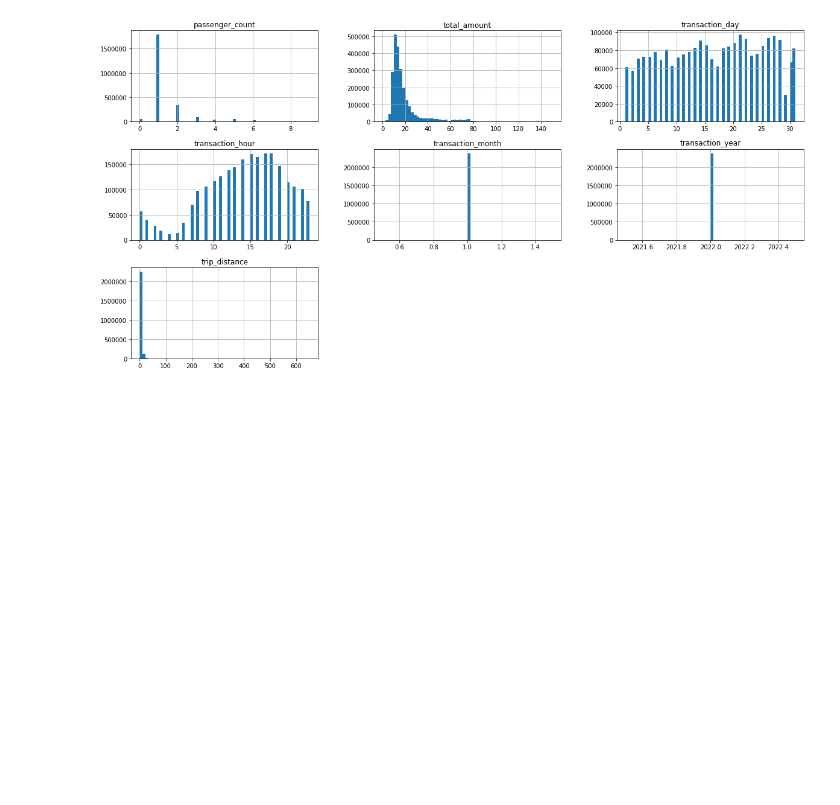
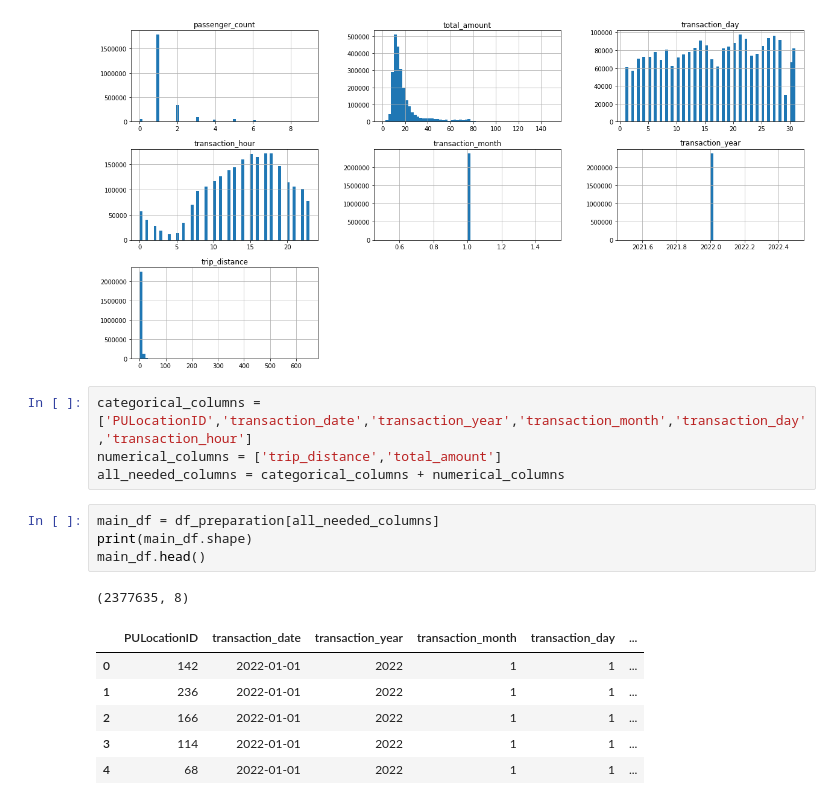
Before and after one commit to MosabKhaled/NewYorkTaxiAnalysis, a Jupyter notebook: New York Taxi Analysis .ipynb, the cells around one changed output. Saved outputs shown, nothing was run; the diff lists cells and outputs as text; blank space fills up the shorter version.

```diff
--- a/New York Taxi Analysis .ipynb
+++ b/New York Taxi Analysis .ipynb
@@ -304,3 +291,19 @@ array([[<matplotlib.axes._subplots.AxesSubplot object at 0x...>,
         <matplotlib.axes._subplots.AxesSubplot object at 0x...>]],
       dtype=object)
 [figure]
+# %%
+categorical_columns = ['PULocationID','transaction_date','transaction_year','transaction_month','transaction_day','transaction_hour']
+numerical_columns = ['trip_distance','total_amount']
+all_needed_columns = categorical_columns + numerical_columns
+# %%
+main_df = df_preparation[all_needed_columns]
+print(main_df.shape)
+main_df.head()
+# %% [output]
+(2377635, 8)
+|  | PULocationID | transaction_date | transaction_year | transaction_month | transaction_day | ... |
+| 0 | 142 | 2022-01-01 | 2022 | 1 | 1 | ... |
+| 1 | 236 | 2022-01-01 | 2022 | 1 | 1 | ... |
+| 2 | 166 | 2022-01-01 | 2022 | 1 | 1 | ... |
+| 3 | 114 | 2022-01-01 | 2022 | 1 | 1 | ... |
+| 4 | 68 | 2022-01-01 | 2022 | 1 | 1 | ... |
```
Also changed, not shown: parts of 4 cells of this notebook.
